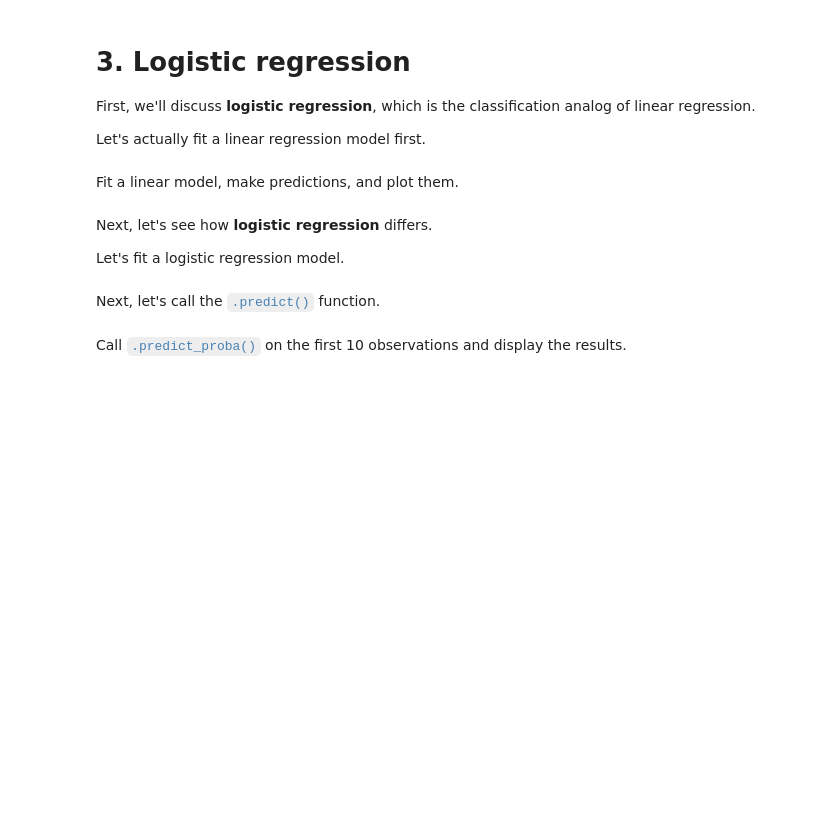
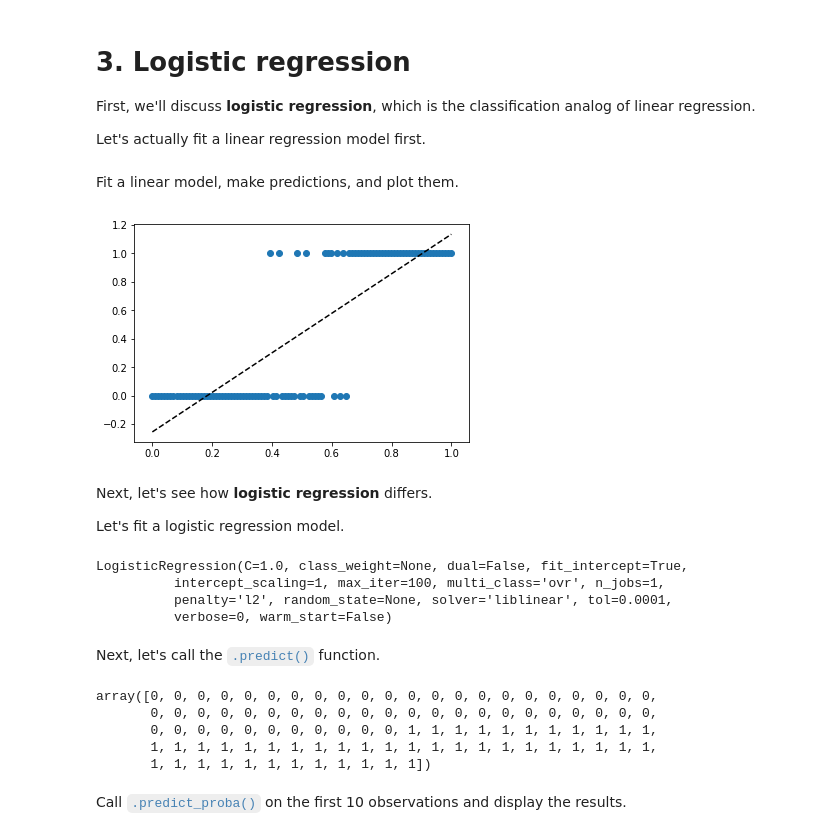
Before and after one commit to jyungtong/study-machine-learning, a Jupyter notebook: Project-3-Workbook-Bundle/Project 3 Workbook Bundle/Module 3 - Classification Algorithms.ipynb, the cells around one changed output. Drawn from its saved outputs; the diff is of its cells as text; code cells hidden in the pictures; blank space fills up the shorter version.

```diff
--- a/Project-3-Workbook-Bundle/Project 3 Workbook Bundle/Module 3 - Classification Algorithms.ipynb
+++ b/Project-3-Workbook-Bundle/Project 3 Workbook Bundle/Module 3 - Classification Algorithms.ipynb
@@ -109,12 +148,37 @@ Fit a linear model, make predictions, and plot them.
+# %%
+# Linear model
+model = LinearRegression()
+model.fit(X, y)
+
+# Plot dataset and predictions
+plt.scatter(X, y)
+plt.plot(X, model.predict(X), 'k--')
+plt.show()
+# %% [output]
+[figure, added]
 # %% [markdown]
 Next, let's see how **logistic regression** differs.
 
 Let's fit a logistic regression model.
 # %%
 # Logistic regression
+model = LogisticRegression()
+model.fit(X, y)
+# %% [output]
+LogisticRegression(C=1.0, class_weight=None, dual=False, fit_intercept=True,
+          intercept_scaling=1, max_iter=100, multi_class='ovr', n_jobs=1,
+          penalty='l2', random_state=None, solver='liblinear', tol=0.0001,
+          verbose=0, warm_start=False)
 # %% [markdown]
 Next, let's call the <code style="color:steelblue">.predict()</code> function.
 # %%
 # predict()
+model.predict(X)
+# %% [output]
+array([0, 0, 0, 0, 0, 0, 0, 0, 0, 0, 0, 0, 0, 0, 0, 0, 0, 0, 0, 0, 0, 0,
+       0, 0, 0, 0, 0, 0, 0, 0, 0, 0, 0, 0, 0, 0, 0, 0, 0, 0, 0, 0, 0, 0,
+       0, 0, 0, 0, 0, 0, 0, 0, 0, 0, 0, 1, 1, 1, 1, 1, 1, 1, 1, 1, 1, 1,
+       1, 1, 1, 1, 1, 1, 1, 1, 1, 1, 1, 1, 1, 1, 1, 1, 1, 1, 1, 1, 1, 1,
+       1, 1, 1, 1, 1, 1, 1, 1, 1, 1, 1, 1])
 # %% [markdown]
 Call <code style="color:steelblue">.predict_proba()</code> on the first 10 observations and display the results.
```
Also changed, not shown: parts of 28 cells of this notebook, 4 other files.
